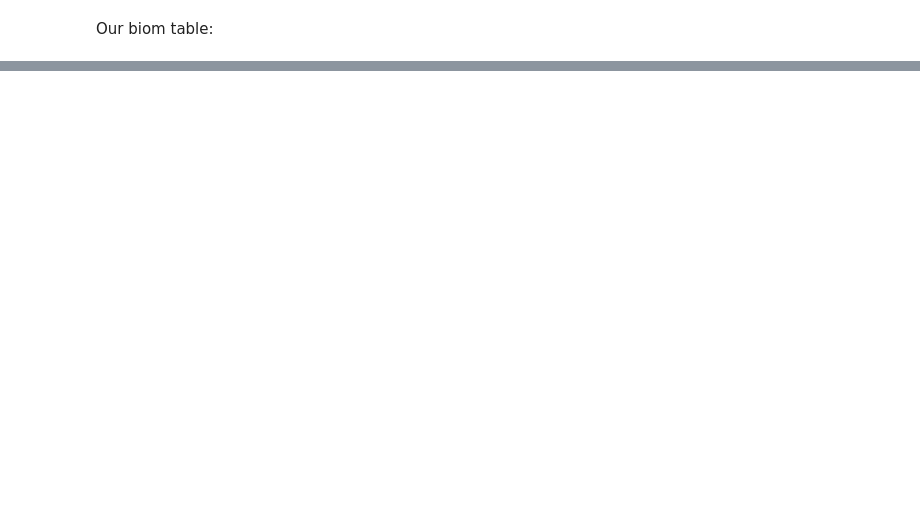
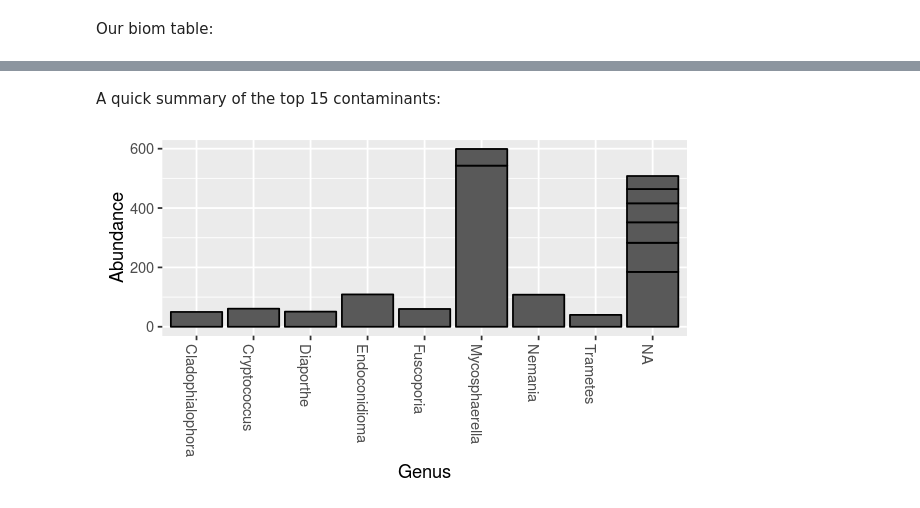
Before and after one commit to danchurch/taiwan_combined, a Jupyter notebook: XylariaLeafWoodStats.ipynb, the cells around one changed output, grey strips where cells are left out. Cells and saved outputs as stored; diff of their text form; code cells hidden in the pictures; blank space fills up the shorter version.

```diff
--- a/XylariaLeafWoodStats.ipynb
+++ b/XylariaLeafWoodStats.ipynb
@@ -15,2 +25,4 @@ colnames(tax_table(biom95)) <- c("Kingdom", "Phylum", "Class", "Order", "Family"
+# %%
+biom95 <- import_biom('combo_95_wMeta.biom', parseFunction=parse_taxonomy_greengenes)
 # %% [markdown]
 Our biom table:
@@ -26,0 +44,2 @@ ERROR: Error in if (getOption("jupyter.rich_display")) {: argument is of length
+# %%
+neg95 <- subset_samples(biom95, SampleNumber=='Neg')
@@ -26,0 +81,11 @@ ERROR: Error in if (getOption("jupyter.rich_display")) {: argument is of length
+# %% [markdown]
+A quick summary of the top 15 contaminants:
+# %%
+aa <- taxa_sums(neg95)[taxa_sums(neg95)>0]
+aa <- sort(aa, decreasing = TRUE)[1:15]
+neg95_top15 <- prune_taxa(names(aa), neg95)
+# %%
+options(repr.plot.width = 5, repr.plot.height = 3) ## using repr to control size of R plotter outputs
+plot_bar(neg95_top15, "Genus")
+# %% [output]
+[figure, added]
```
Also changed, not shown: parts of 38 cells of this notebook.
